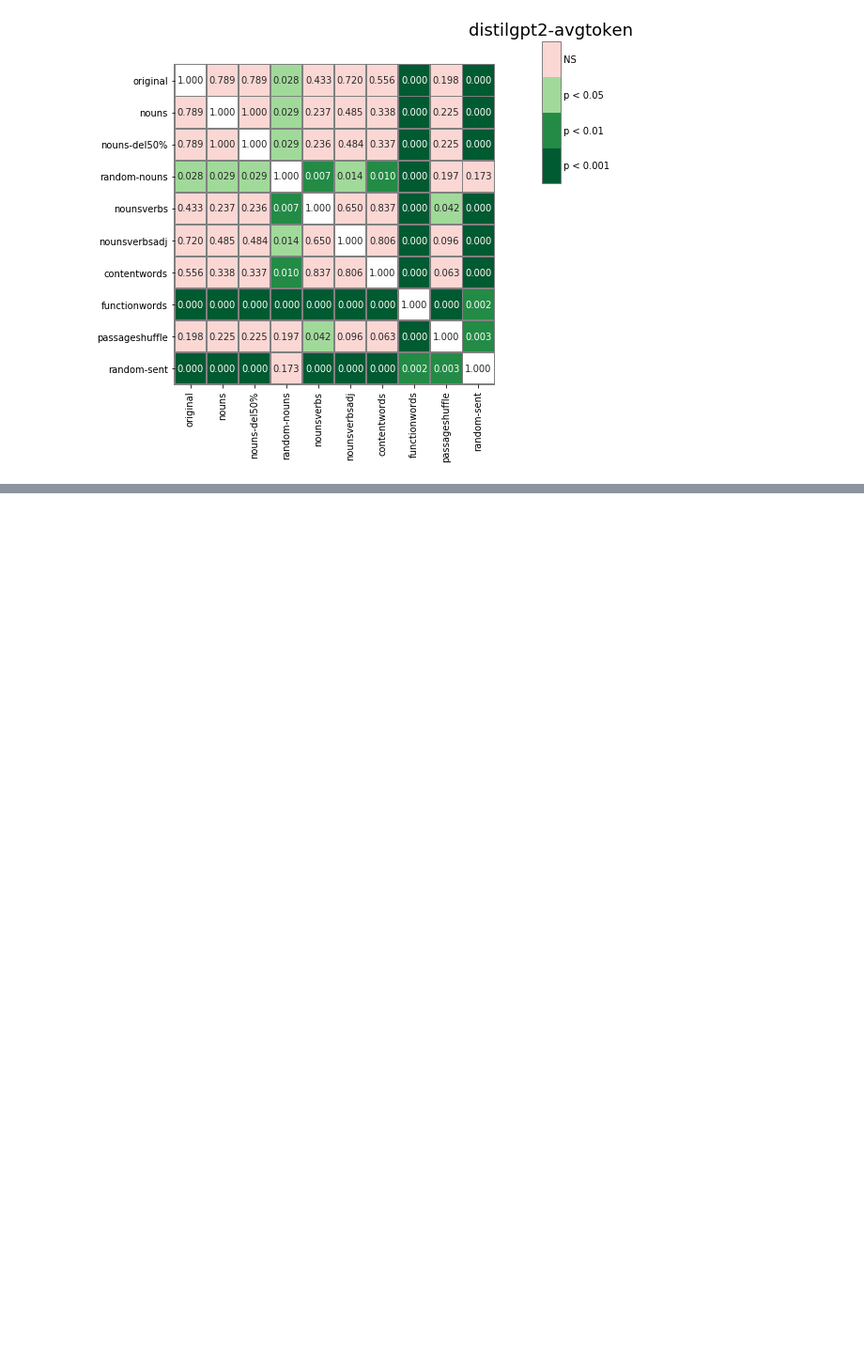
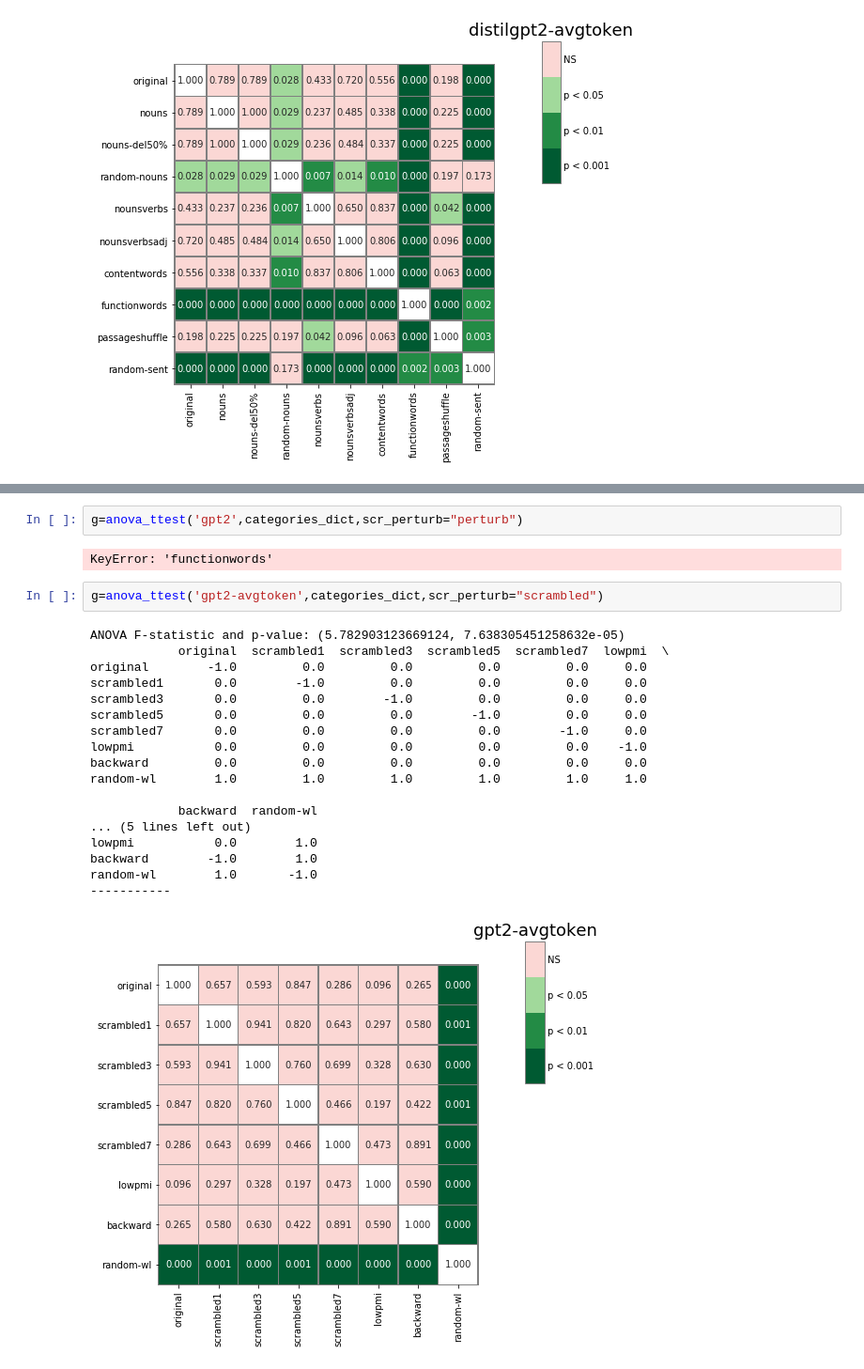
Before and after one commit to carina-kauf/perturbed-neural-nlp, a Jupyter notebook: analysis/stats-match-to-brain.ipynb, the cells around one changed output, grey strips where cells are left out. Shown: that part at 94% size. Saved outputs shown, nothing was run; the diff lists cells and outputs as text; blank space fills up the shorter version.

```diff
--- a/analysis/stats-match-to-brain.ipynb
+++ b/analysis/stats-match-to-brain.ipynb
@@ -290,0 +312,25 @@ random-sent            -1.0
+# %%
+g=anova_ttest('gpt2',categories_dict,scr_perturb="perturb")
+# %% [output]
+KeyError: 'functionwords'
+# %%
+g=anova_ttest('gpt2-avgtoken',categories_dict,scr_perturb="scrambled")
+# %% [output]
+ANOVA F-statistic and p-value: (5.782903123669124, 7.638305451258632e-05)
+            original  scrambled1  scrambled3  scrambled5  scrambled7  lowpmi  \
+original        -1.0         0.0         0.0         0.0         0.0     0.0
+scrambled1       0.0        -1.0         0.0         0.0         0.0     0.0
+scrambled3       0.0         0.0        -1.0         0.0         0.0     0.0
+scrambled5       0.0         0.0         0.0        -1.0         0.0     0.0
+scrambled7       0.0         0.0         0.0         0.0        -1.0     0.0
+lowpmi           0.0         0.0         0.0         0.0         0.0    -1.0
+backward         0.0         0.0         0.0         0.0         0.0     0.0
+random-wl        1.0         1.0         1.0         1.0         1.0     1.0
+
+            backward  random-wl
+... (5 lines left out)
+lowpmi           0.0        1.0
+backward        -1.0        1.0
+random-wl        1.0       -1.0
+-----------
+[figure, added]
```
Also changed, not shown: parts of 6 cells of this notebook.
